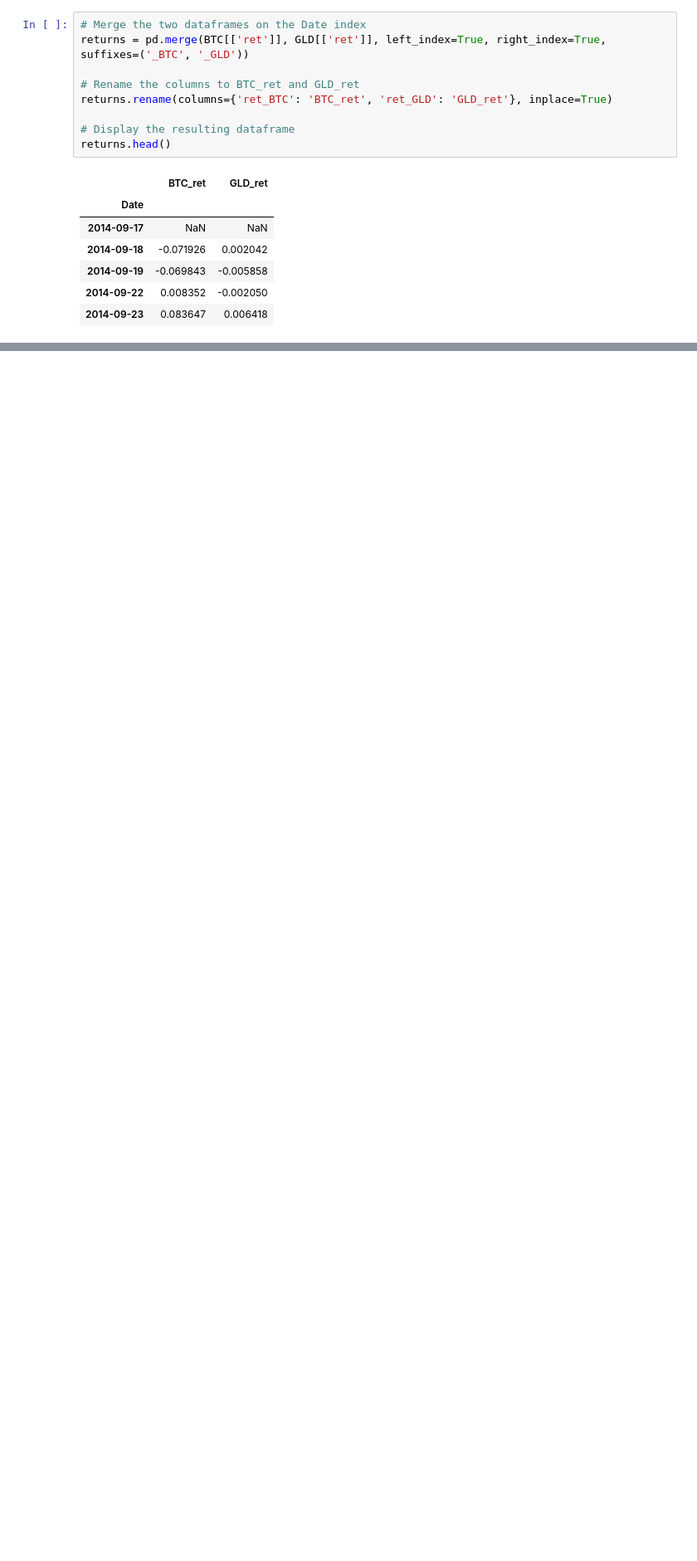
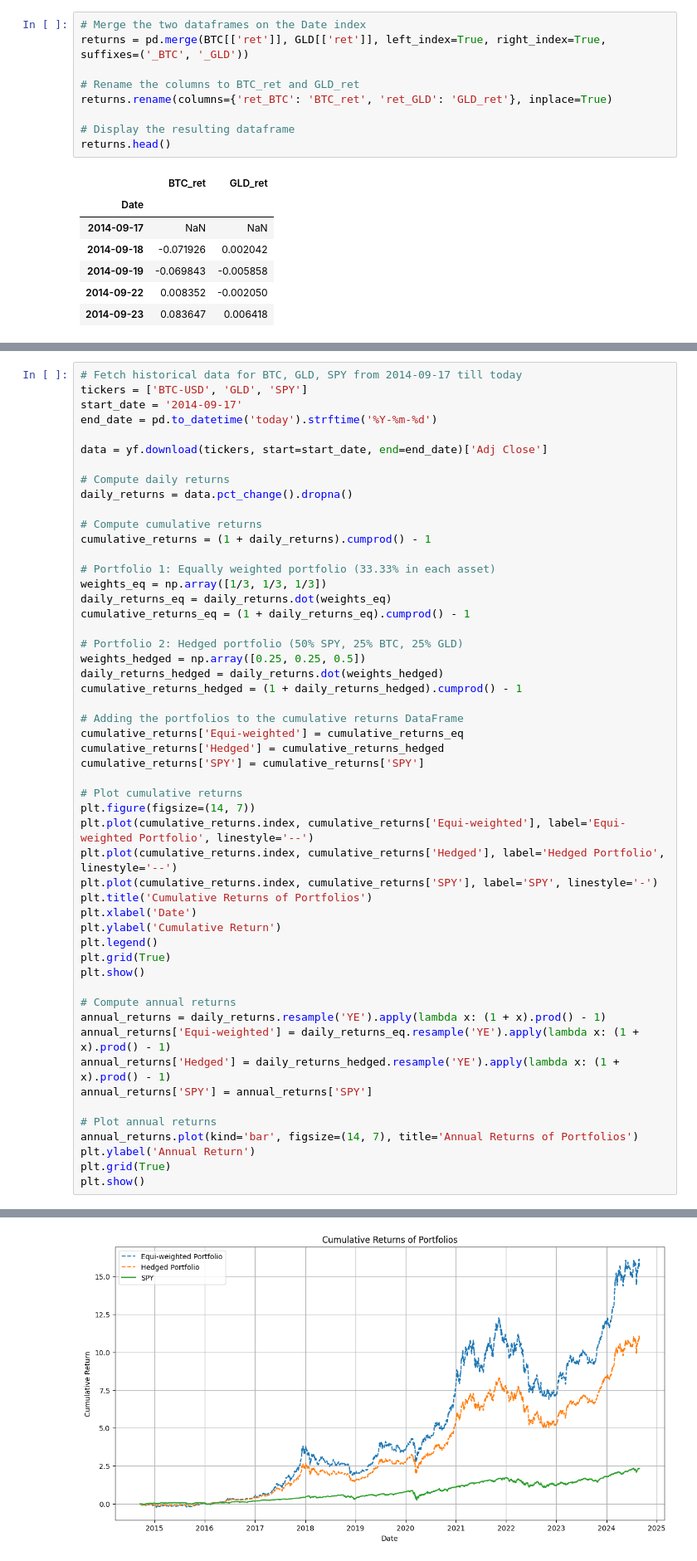
Before and after one commit to Pranav-20186017/quant-finance, a Jupyter notebook: btcgld.ipynb, the cells around one changed output, grey strips where cells are left out. Shown at 83% size. Saved outputs shown, nothing was run; the diff lists cells and outputs as text; blank space fills up the shorter version.

```diff
--- a/btcgld.ipynb
+++ b/btcgld.ipynb
@@ -114,0 +105,53 @@ GLD_ret  0.098039  1.000000
+# %%
+# Fetch historical data for BTC, GLD, SPY from 2014-09-17 till today
+tickers = ['BTC-USD', 'GLD', 'SPY']
+start_date = '2014-09-17'
+end_date = pd.to_datetime('today').strftime('%Y-%m-%d')
+
+data = yf.download(tickers, start=start_date, end=end_date)['Adj Close']
+
+# Compute daily returns
+daily_returns = data.pct_change().dropna()
+
+# Compute cumulative returns
+cumulative_returns = (1 + daily_returns).cumprod() - 1
+
+# Portfolio 1: Equally weighted portfolio (33.33% in each asset)
+weights_eq = np.array([1/3, 1/3, 1/3])
+daily_returns_eq = daily_returns.dot(weights_eq)
+cumulative_returns_eq = (1 + daily_returns_eq).cumprod() - 1
+
+# Portfolio 2: Hedged portfolio (50% SPY, 25% BTC, 25% GLD)
+weights_hedged = np.array([0.25, 0.25, 0.5])
+daily_returns_hedged = daily_returns.dot(weights_hedged)
+cumulative_returns_hedged = (1 + daily_returns_hedged).cumprod() - 1
+
+# Adding the portfolios to the cumulative returns DataFrame
+cumulative_returns['Equi-weighted'] = cumulative_returns_eq
+cumulative_returns['Hedged'] = cumulative_returns_hedged
+cumulative_returns['SPY'] = cumulative_returns['SPY']
+
+# Plot cumulative returns
+plt.figure(figsize=(14, 7))
+plt.plot(cumulative_returns.index, cumulative_returns['Equi-weighted'], label='Equi-weighted Portfolio', linestyle='--')
+plt.plot(cumulative_returns.index, cumulative_returns['Hedged'], label='Hedged Portfolio', linestyle='--')
+plt.plot(cumulative_returns.index, cumulative_returns['SPY'], label='SPY', linestyle='-')
+plt.title('Cumulative Returns of Portfolios')
+plt.xlabel('Date')
+plt.ylabel('Cumulative Return')
+plt.legend()
+plt.grid(True)
+plt.show()
+
+# Compute annual returns
+annual_returns = daily_returns.resample('YE').apply(lambda x: (1 + x).prod() - 1)
+annual_returns['Equi-weighted'] = daily_returns_eq.resample('YE').apply(lambda x: (1 + x).prod() - 1)
+annual_returns['Hedged'] = daily_returns_hedged.resample('YE').apply(lambda x: (1 + x).prod() - 1)
+annual_returns['SPY'] = annual_returns['SPY']
+
+# Plot annual returns
+annual_returns.plot(kind='bar', figsize=(14, 7), title='Annual Returns of Portfolios')
+plt.ylabel('Annual Return')
+plt.grid(True)
+plt.show()
+# %% [output]
@@ -114,0 +159 @@ GLD_ret  0.098039  1.000000
+[figure, added]
```
Also changed, not shown: parts of 7 cells of this notebook.
